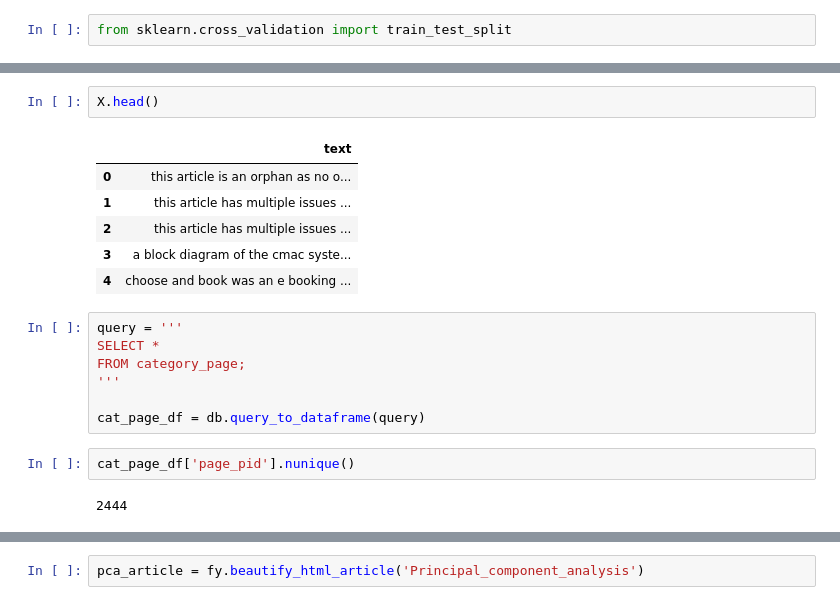
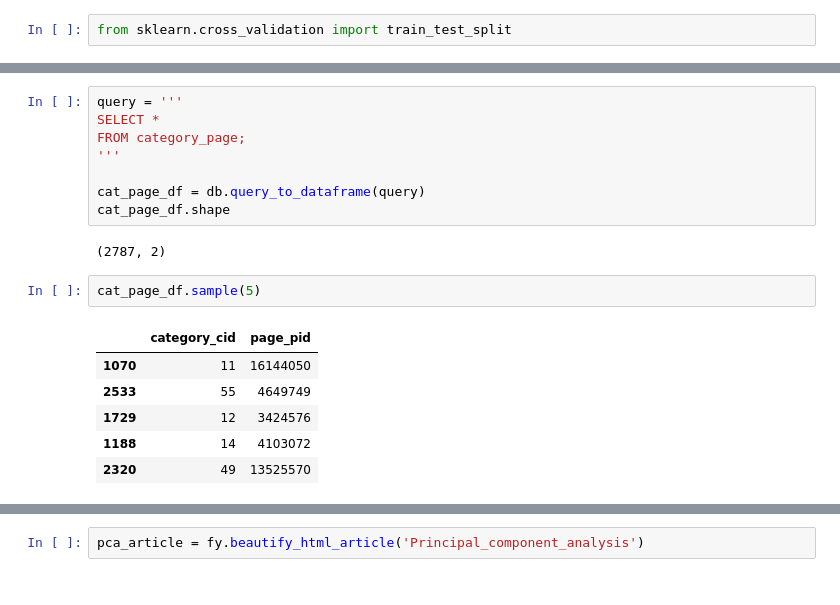
Before and after one commit to datascience-sakshi/Wikipedia_NLP_and_Semantic_Search, a Jupyter notebook: ipynb/Project_4_Part03-Predictive_Category_Model.ipynb, the cells around one changed output, grey strips where cells are left out. Cells and saved outputs as stored; diff of their text form.

```diff
--- a/ipynb/Project_4_Part03-Predictive_Category_Model.ipynb
+++ b/ipynb/Project_4_Part03-Predictive_Category_Model.ipynb
@@ -46,12 +46,3 @@ X.shape
-# %%
-X.head()
-# %% [output]
-|  | text |
-| 0 | this article is an orphan as no o... |
-| 1 | this article has multiple issues ... |
-| 2 | this article has multiple issues ... |
-| 3 | a block diagram of the cmac syste... |
-| 4 | choose and book was an e booking ... |
 # %%
 query = '''
 SELECT *
@@ -59,7 +50,15 @@ FROM category_page;
 '''
 
 cat_page_df = db.query_to_dataframe(query)
+cat_page_df.shape
+# %% [output]
+(2787, 2)
-# %%
-cat_page_df['page_pid'].nunique()
-# %% [output]
-2444
+# %%
+cat_page_df.sample(5)
+# %% [output]
+|  | category_cid | page_pid |
+| 1070 | 11 | 16144050 |
+| 2533 | 55 | 4649749 |
+| 1729 | 12 | 3424576 |
+| 1188 | 14 | 4103072 |
+| 2320 | 49 | 13525570 |
```
Also changed, not shown: parts of 3 cells of this notebook, 4 other files.
